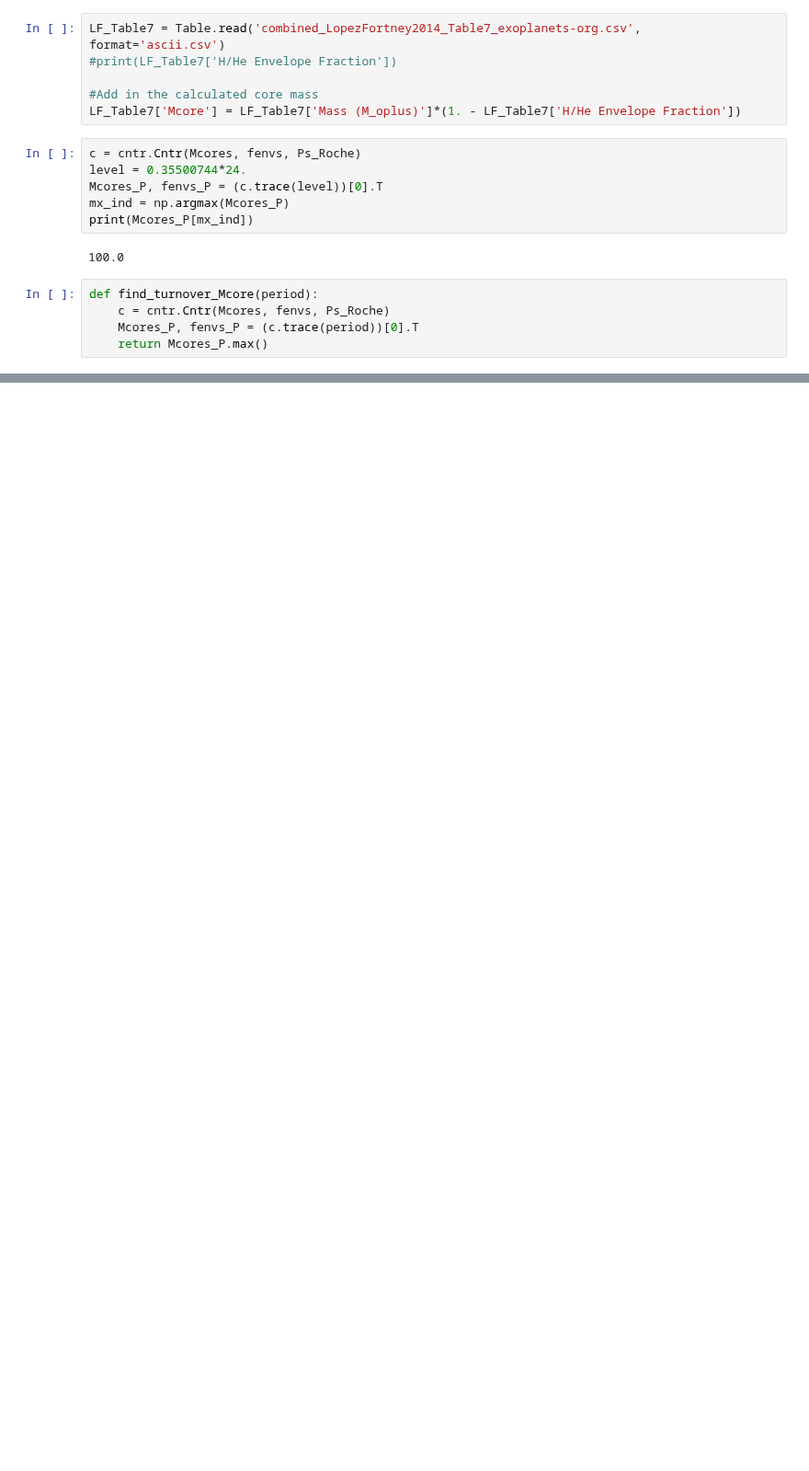
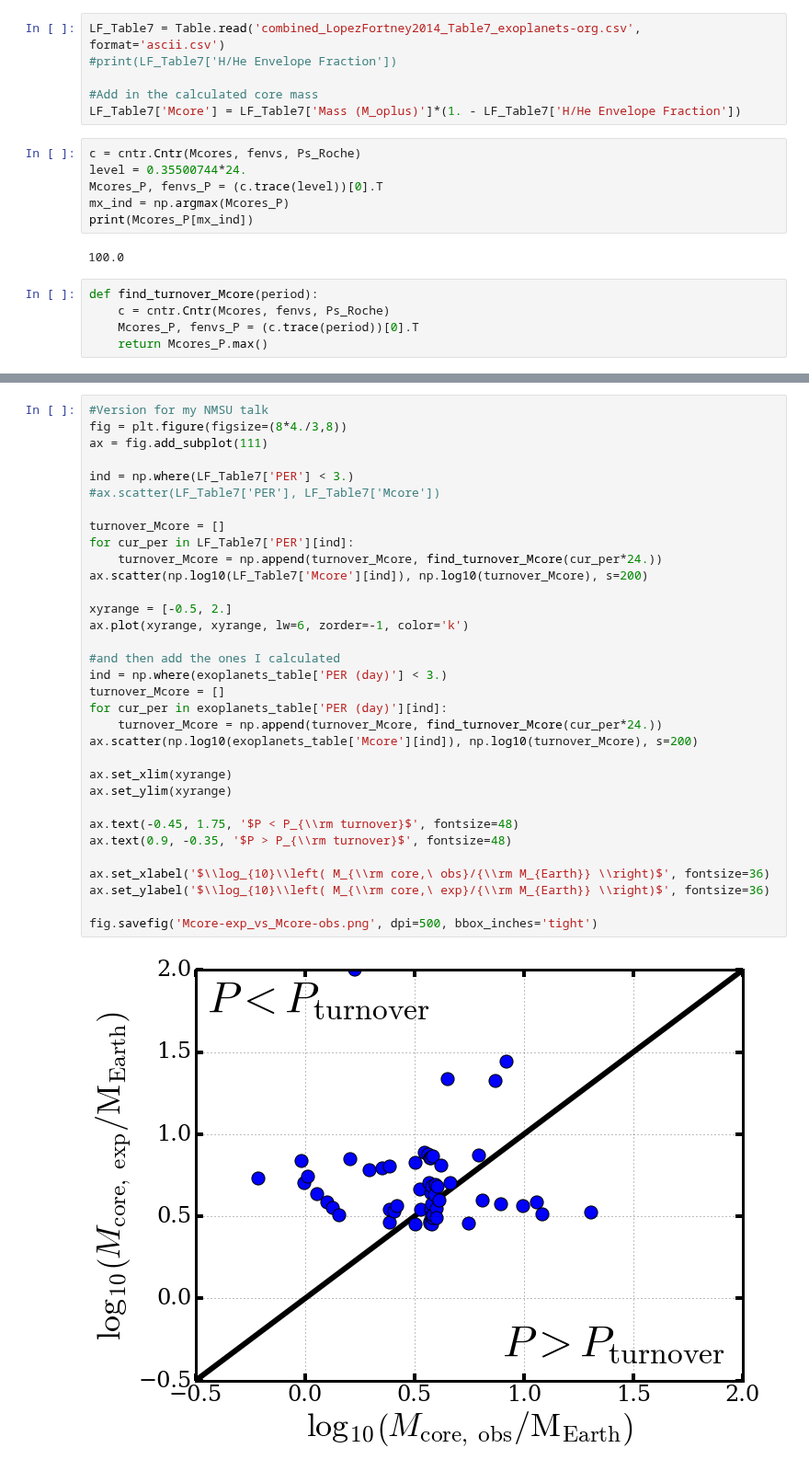
Before and after one commit to decaelus/CeMDA_tidal_evol, a Jupyter notebook: First Order Tidal Disruption Calculation.ipynb, the cells around one changed output, grey strips where cells are left out. Shown at 92% size. Saved outputs shown, nothing was run; the diff lists cells and outputs as text; blank space fills up the shorter version.

```diff
--- a/First Order Tidal Disruption Calculation.ipynb
+++ b/First Order Tidal Disruption Calculation.ipynb
@@ -271 +295,36 @@ print(exoplanets_table['fenv'][possible_fenv_ind].min())
+# %%
+#Version for my NMSU talk
+fig = plt.figure(figsize=(8*4./3,8))
+ax = fig.add_subplot(111)
+
+ind = np.where(LF_Table7['PER'] < 3.)
+#ax.scatter(LF_Table7['PER'], LF_Table7['Mcore'])
+
+turnover_Mcore = []
+for cur_per in LF_Table7['PER'][ind]:
+    turnover_Mcore = np.append(turnover_Mcore, find_turnover_Mcore(cur_per*24.))
+ax.scatter(np.log10(LF_Table7['Mcore'][ind]), np.log10(turnover_Mcore), s=200)
+
+xyrange = [-0.5, 2.]
+ax.plot(xyrange, xyrange, lw=6, zorder=-1, color='k')
+
+#and then add the ones I calculated
+ind = np.where(exoplanets_table['PER (day)'] < 3.)
+turnover_Mcore = []
+for cur_per in exoplanets_table['PER (day)'][ind]:
+    turnover_Mcore = np.append(turnover_Mcore, find_turnover_Mcore(cur_per*24.))
+ax.scatter(np.log10(exoplanets_table['Mcore'][ind]), np.log10(turnover_Mcore), s=200)
+
+ax.set_xlim(xyrange)
+ax.set_ylim(xyrange)
+
+ax.text(-0.45, 1.75, '$P < P_{\\rm turnover}$', fontsize=48)
+ax.text(0.9, -0.35, '$P > P_{\\rm turnover}$', fontsize=48)
+
+ax.set_xlabel('$\\log_{10}\\left( M_{\\rm core,\ obs}/{\\rm M_{Earth}} \\right)$', fontsize=36)
+ax.set_ylabel('$\\log_{10}\\left( M_{\\rm core,\ exp}/{\\rm M_{Earth}} \\right)$', fontsize=36)
+
+fig.savefig('Mcore-exp_vs_Mcore-obs.png', dpi=500, bbox_inches='tight')
+# %% [output]
+[figure, added]
 # %%
```
Also changed, not shown: parts of 5 cells of this notebook, 2 other files.
